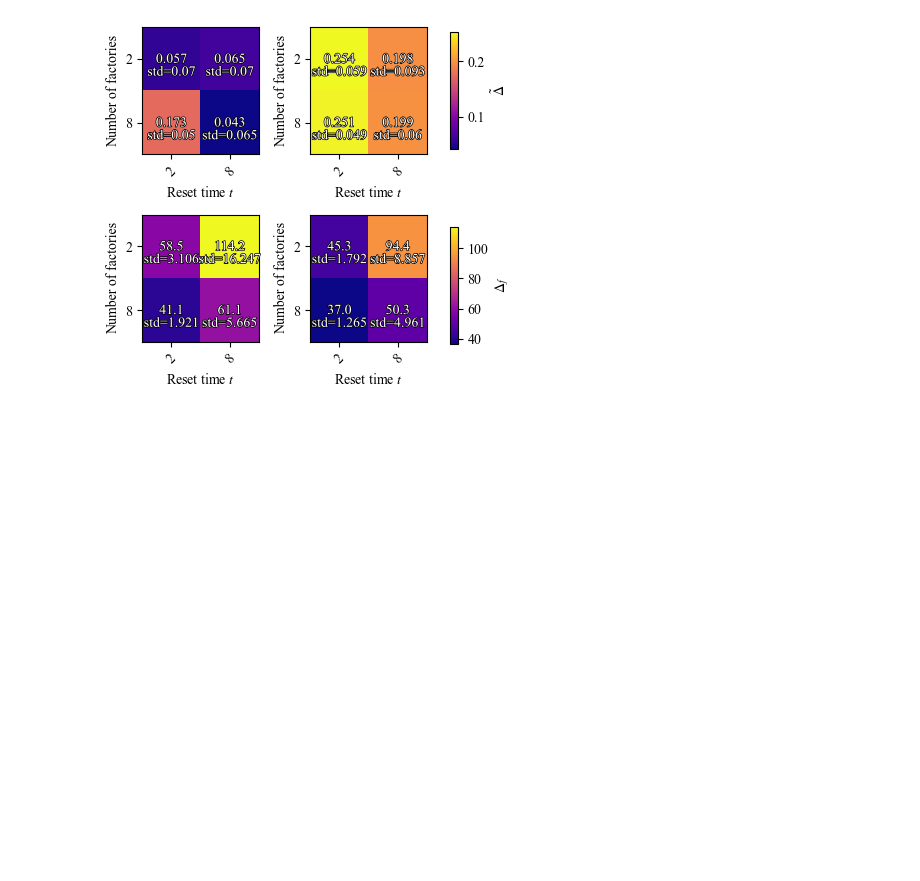
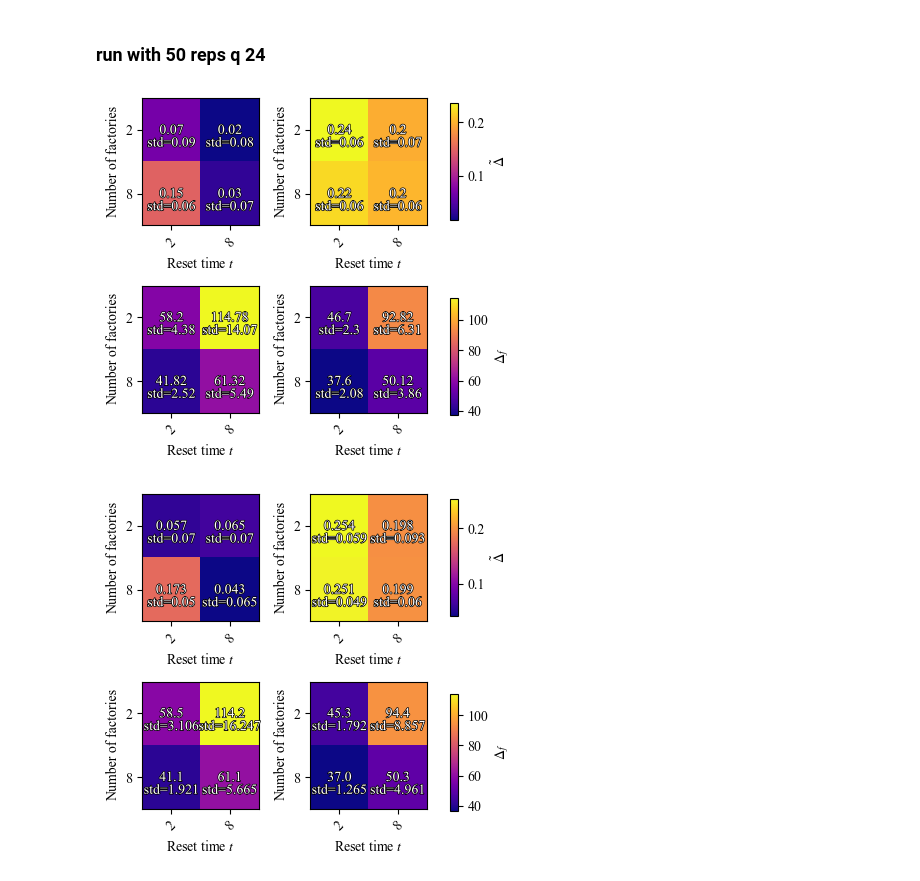
Before and after one commit to LSHerzog/mqt-qecc, a Jupyter notebook: src/mqt/qecc/co3/plots/numerics_summarized.ipynb, the cells around one changed output. Cells and saved outputs as stored; diff of their text form; code cells hidden in the pictures; blank space fills up the shorter version.

Commit message:
minor changes in plotting + new plots

```diff
--- a/src/mqt/qecc/co3/plots/numerics_summarized.ipynb
+++ b/src/mqt/qecc/co3/plots/numerics_summarized.ipynb
@@ -9,6 +9,24 @@ plt.rcParams["mathtext.fontset"] = "stix"
 
 import pickle
 from pathlib import Path
+# %% [markdown]
+### run with 50 reps q 24
+# %%
+path = "./results/f_vs_time_q24_ratio08_small_row_250321_2_8_f_t_B"
+
+with Path(path).open("rb") as f:
+    res_lst = pickle.load(f)
+
+path = "./results/f_vs_time_q24_ratio08_small_row_250321_2_8_f_t_B_metricrouting"
+
+with Path(path).open("rb") as f:
+    res_lst_routing = pickle.load(f)
+# %%
+hc_params = res_lst[0]["hc_params"]
+size = (3.9,3.9)
+co.plots.plot_f_vs_t_subfigs(res_lst, res_lst_routing, 24, 0.8, "row", 96, "CC", hc_params, size = size)
+# %% [output]
+[figure, added]
 # %%
 path = "./results/f_vs_time_q24_ratio08_small_row_250321_2_8_f_t"
 
```
Also changed, not shown: 2 other files.
